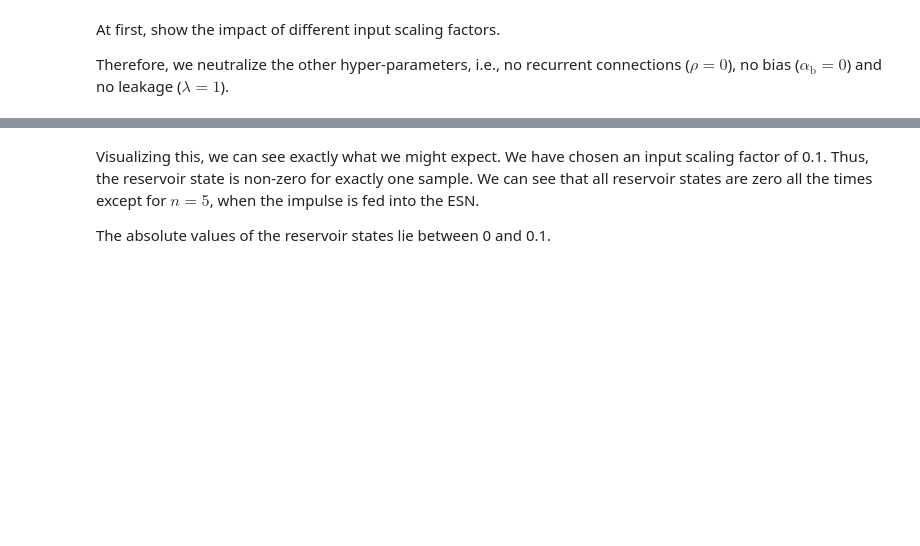
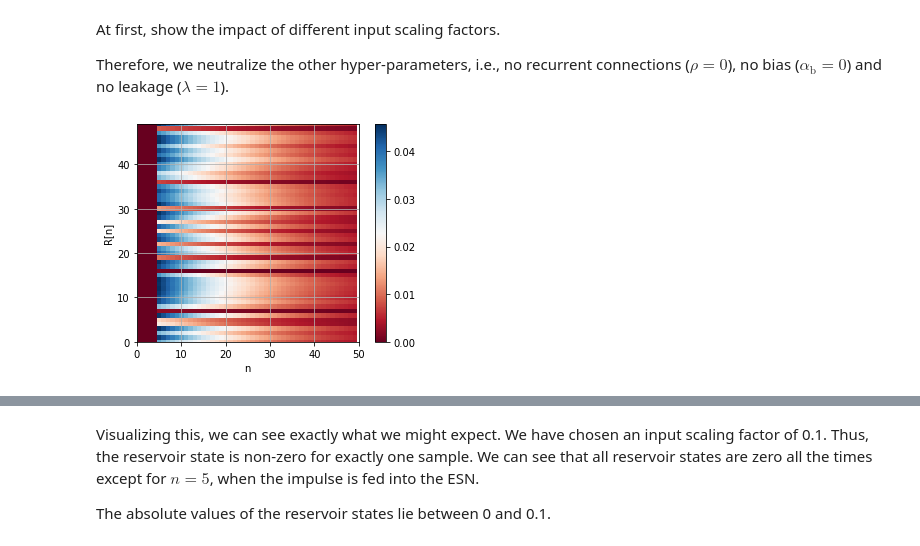
Before and after one commit to PlasmaControl/PyRCN, a Jupyter notebook: examples/esn_impulse_responses.ipynb, the cells around one changed output, grey strips where cells are left out. Drawn from its saved outputs; the diff is of its cells as text; code cells hidden in the pictures; blank space fills up the shorter version.

```diff
--- a/examples/esn_impulse_responses.ipynb
+++ b/examples/esn_impulse_responses.ipynb
@@ -37,3 +45,22 @@ plt.grid()
 At first, show the impact of different input scaling factors.
 
 Therefore, we neutralize the other hyper-parameters, i.e., no recurrent connections ($\rho = 0$), no bias ($\alpha_{\mathrm{b}} = 0$) and no leakage ($\lambda = 1$).
+# %%
+from joblib import load
+base_esn = load("../sequential_search_RICSyN2015_large.joblib").best_estimator_
+# %%
+esn = ESNRegressor(input_to_node=base_esn.input_to_node, node_to_node=base_esn.node_to_node, regressor=base_esn.regressor)
+esn.predict(X=X)
+fig = plt.figure()
+im = plt.imshow(np.abs(esn._node_to_node._hidden_layer_state[:50, :].T))
+
+plt.xlim([0, esn._node_to_node._hidden_layer_state[:50, :].shape[0]])
+plt.ylim([0, esn._node_to_node._hidden_layer_state[:50, :].shape[1] - 1])
+plt.xlabel('n')
+plt.ylabel('R[n]')
+plt.colorbar(im)
+plt.grid()
+fig.set_size_inches(4, 2.5)
+plt.savefig('Basic_ESN_Impulse_Response.pdf', bbox_inches='tight', pad_inches=0)
+# %% [output]
+[figure, added]
```
Also changed, not shown: parts of 5 cells of this notebook, 9 other files.
